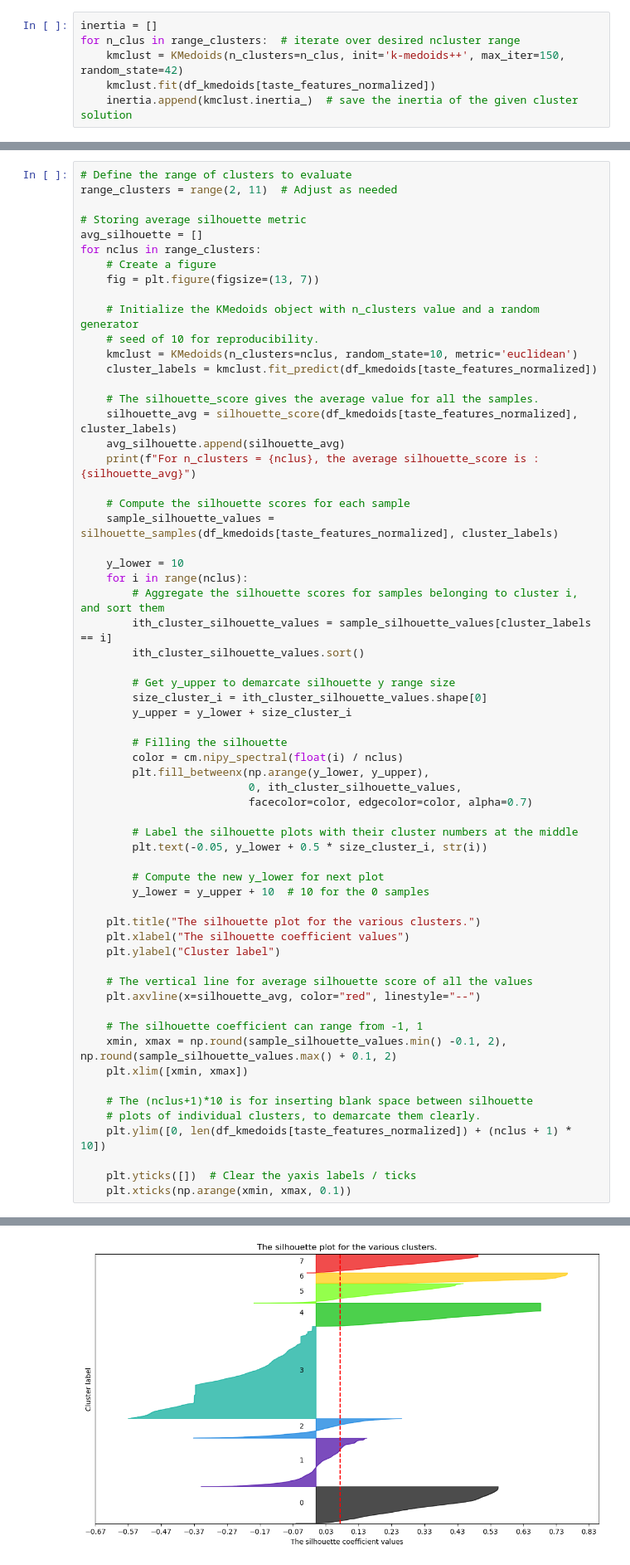
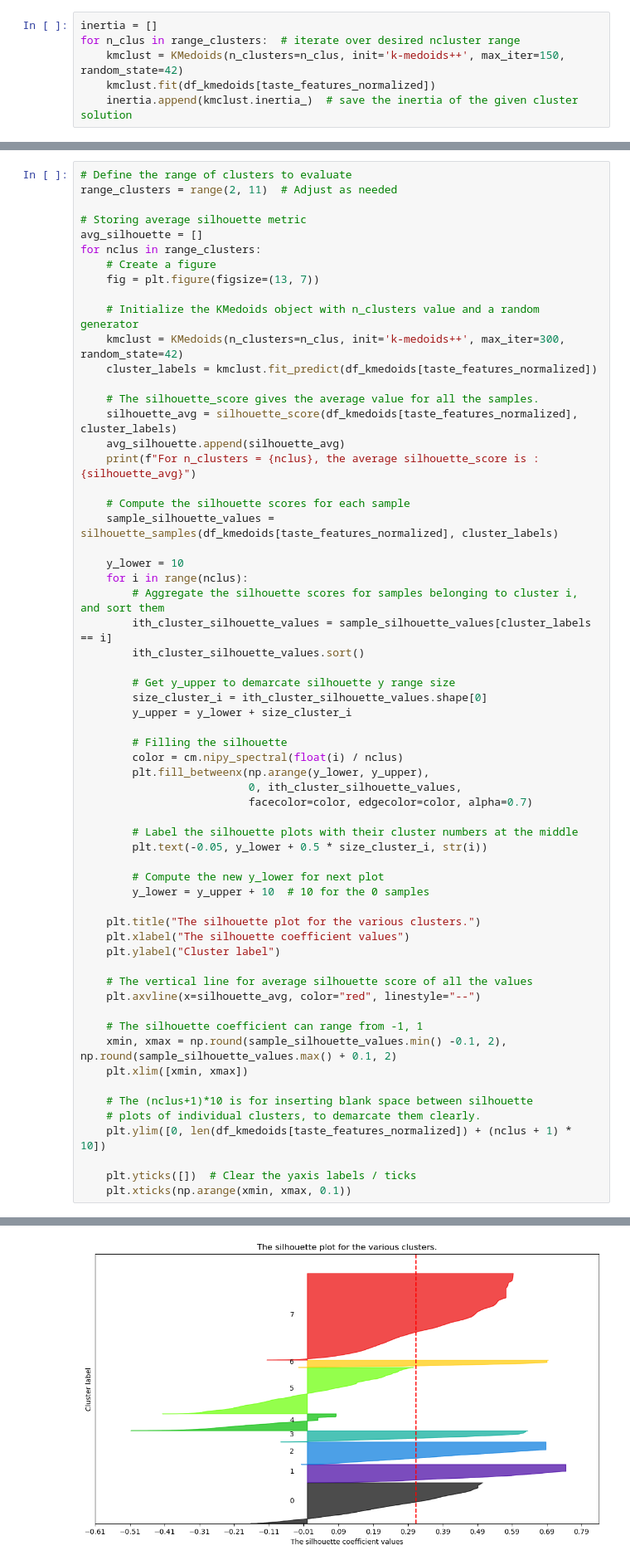
Before and after one commit to SvenGoerdes/CustomerSegmentationDataMining, a Jupyter notebook: deliverables/DM2425_Part2_10_02.ipynb, the cells around one changed output, grey strips where cells are left out. Shown at 83% size. Cells and saved outputs as stored; diff of their text form.

Commit message:
k-medoids visualizations

```diff
--- a/deliverables/DM2425_Part2_10_02.ipynb
+++ b/deliverables/DM2425_Part2_10_02.ipynb
@@ -257,8 +257,7 @@ for nclus in range_clusters:
     fig = plt.figure(figsize=(13, 7))
 
     # Initialize the KMedoids object with n_clusters value and a random generator
-    # seed of 10 for reproducibility.
-    kmclust = KMedoids(n_clusters=nclus, random_state=10, metric='euclidean')
+    kmclust = KMedoids(n_clusters=n_clus, init='k-medoids++', max_iter=300, random_state=42)
     cluster_labels = kmclust.fit_predict(df_kmedoids[taste_features_normalized])
 
     # The silhouette_score gives the average value for all the samples.
@@ -327 +326 @@ For n_clusters = 10, the average silhouette_score is : 0.10891683516632018
-[figure, old version]
+[figure, new version]
```
Also changed, not shown: parts of 20 cells of this notebook, 1 other file.
